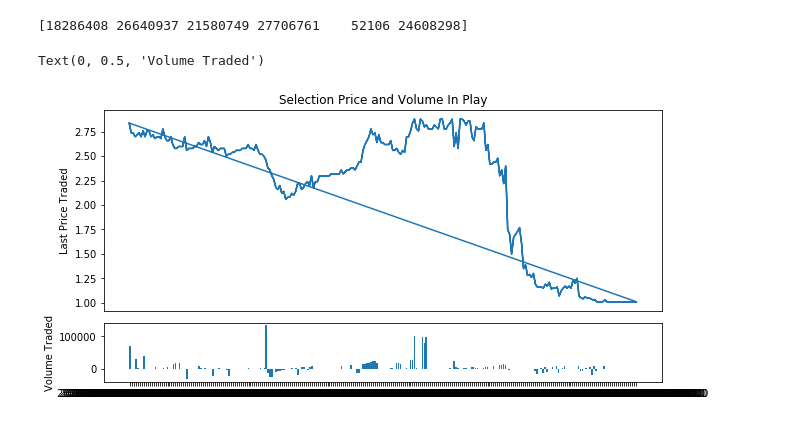
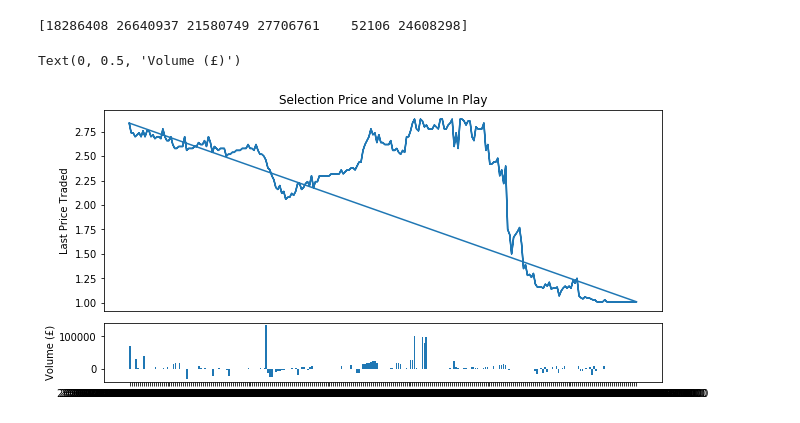
Before and after one commit to tbardrick/betfair_project, a Jupyter notebook: notebooks/0_concepts/betfair_advanced_data_test.ipynb, the cells around one changed output. Drawn from its saved outputs; the diff is of its cells as text; code cells hidden in the pictures.

```diff
--- a/notebooks/0_concepts/betfair_advanced_data_test.ipynb
+++ b/notebooks/0_concepts/betfair_advanced_data_test.ipynb
@@ -176,19 +174,19 @@ print(df.SelectionId.unique())
 [18286408 26640937 21580749 27706761    52106 24608298]
 # %%
 # Looking at just selection 52106
-df_52106 = df[df.SelectionId == 52106].reset_index()
-df_52106 = df_52106[df_52106.Inplay == True]
+df_52106 = df[df.SelectionId == 52106]
+df_52106 = df_52106[df_52106.Inplay == True].reset_index()
 # %%
 plt.figure(figsize=(10,5))
 top = plt.subplot2grid((4,4), (0, 0), rowspan=3, colspan=4)
 bottom = plt.subplot2grid((4,4), (3,0), rowspan=1, colspan=4)
 top.plot(df_52106.Time, df_52106.LastPriceTraded)
 bottom.bar(df_52106.Time, df_52106.TradeSize)
 
 top.axes.get_xaxis().set_visible(False)
 top.set_title('Selection Price and Volume In Play')
 top.set_ylabel('Last Price Traded')
-bottom.set_ylabel('Volume Traded')
+bottom.set_ylabel('Volume (£)')
 # %% [output]
-Text(0, 0.5, 'Volume Traded')
+Text(0, 0.5, 'Volume (£)')
-[figure, old version]
+[figure, new version]
```
Also changed, not shown: parts of 4 cells of this notebook.
